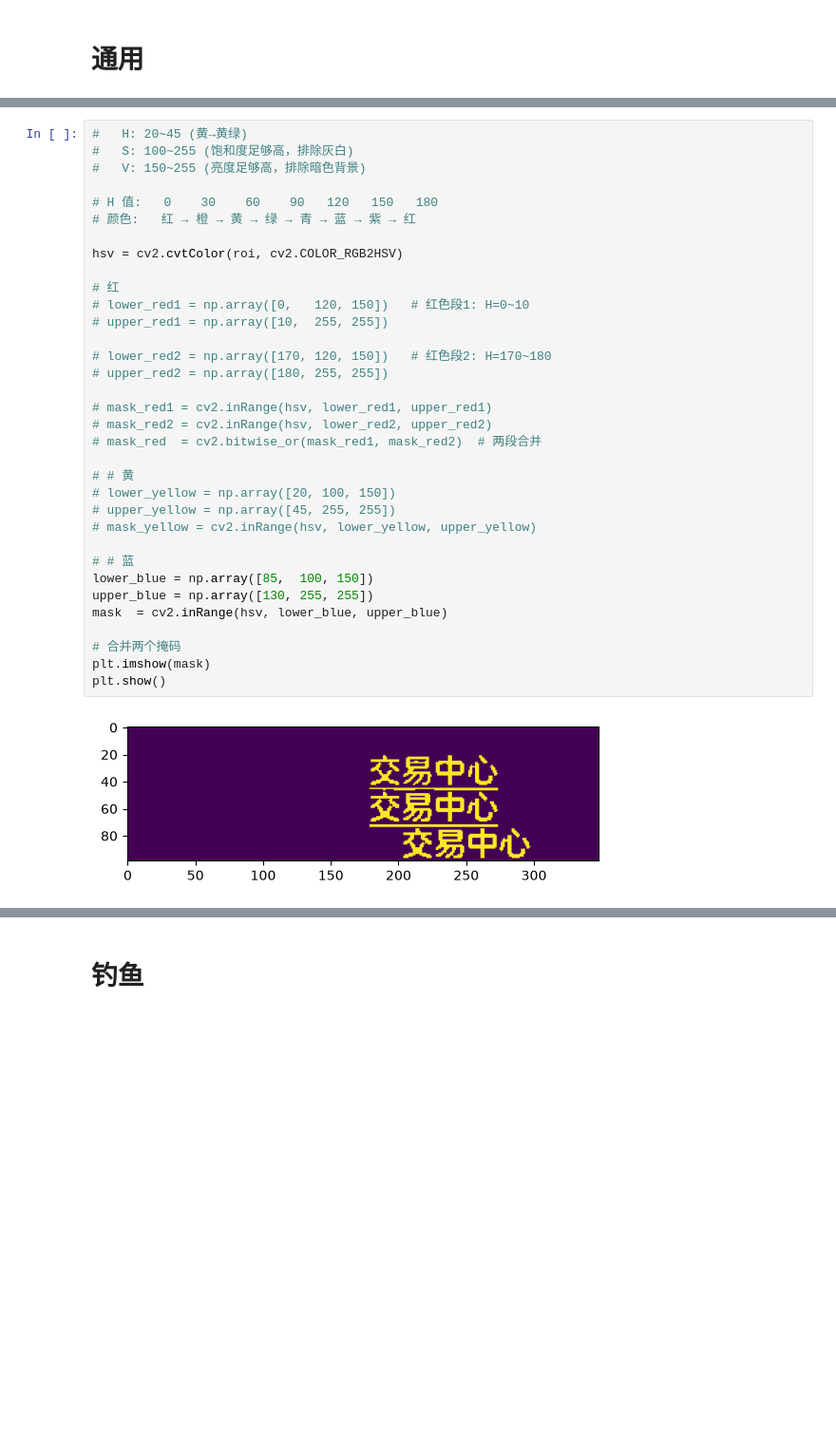
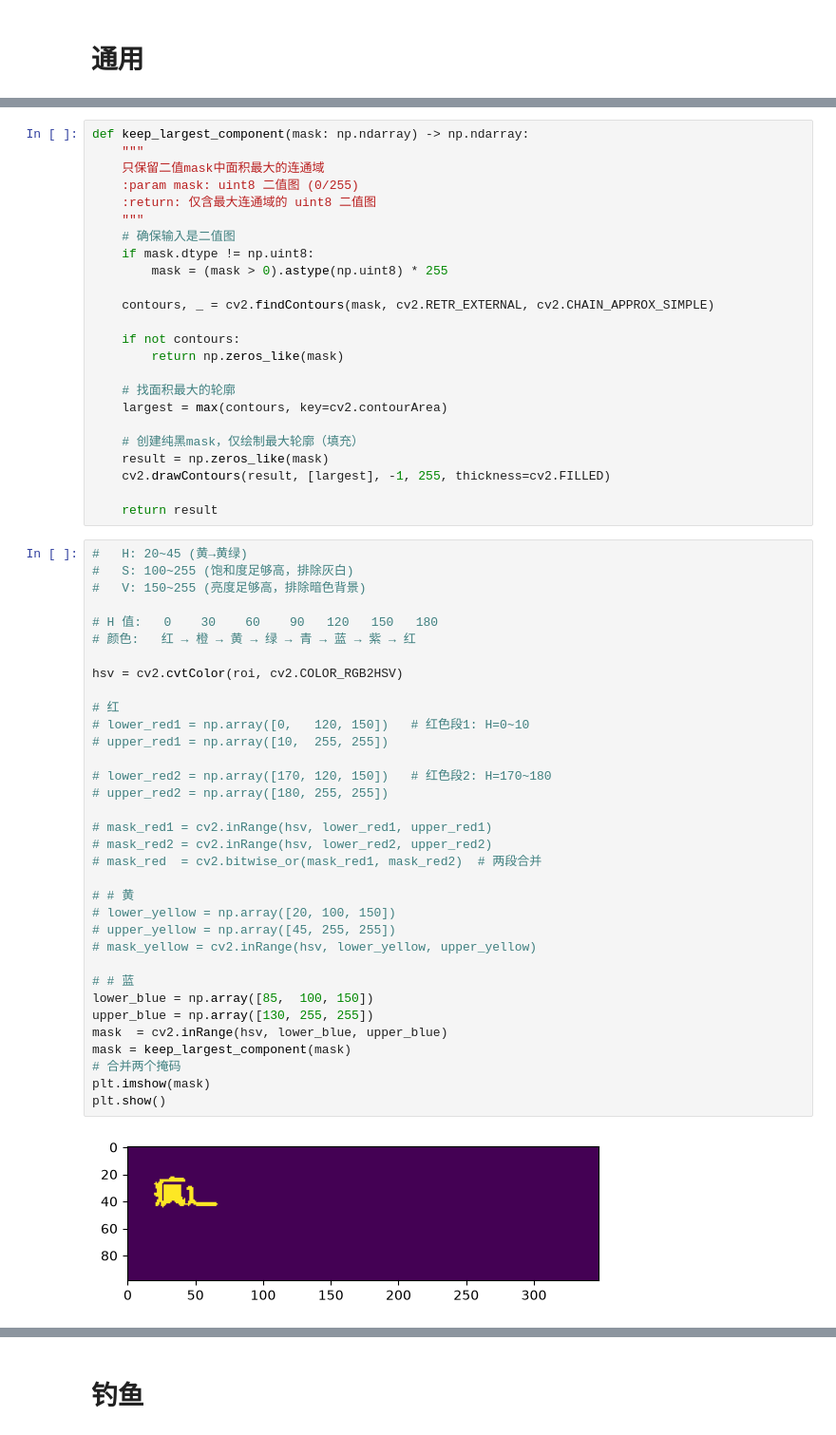
Before and after one commit to wangnanv5/shenwu, a Jupyter notebook: test.ipynb, the cells around one changed output, grey strips where cells are left out. Shown at 95% size. Cells and saved outputs as stored; diff of their text form; blank space fills up the shorter version.

```diff
--- a/test.ipynb
+++ b/test.ipynb
@@ -76,3 +76,27 @@ plt.show()
+# %%
+def keep_largest_component(mask: np.ndarray) -> np.ndarray:
+    """
+    只保留二值mask中面积最大的连通域
+    :param mask: uint8 二值图 (0/255)
+    :return: 仅含最大连通域的 uint8 二值图
+    """
+    # 确保输入是二值图
+    if mask.dtype != np.uint8:
+        mask = (mask > 0).astype(np.uint8) * 255
+
+    contours, _ = cv2.findContours(mask, cv2.RETR_EXTERNAL, cv2.CHAIN_APPROX_SIMPLE)
+
+    if not contours:
+        return np.zeros_like(mask)
+
+    # 找面积最大的轮廓
+    largest = max(contours, key=cv2.contourArea)
+
+    # 创建纯黑mask，仅绘制最大轮廓（填充）
+    result = np.zeros_like(mask)
+    cv2.drawContours(result, [largest], -1, 255, thickness=cv2.FILLED)
+
+    return result
 # %%
 #   H: 20~45 (黄→黄绿)
 #   S: 100~255 (饱和度足够高，排除灰白)
@@ -80,35 +104,35 @@ plt.show()
 
 # H 值:   0    30    60    90   120   150   180
 # 颜色:   红 → 橙 → 黄 → 绿 → 青 → 蓝 → 紫 → 红
 
 hsv = cv2.cvtColor(roi, cv2.COLOR_RGB2HSV)
 
 # 红
 # lower_red1 = np.array([0,   120, 150])   # 红色段1: H=0~10
 # upper_red1 = np.array([10,  255, 255])
 
 # lower_red2 = np.array([170, 120, 150])   # 红色段2: H=170~180
 # upper_red2 = np.array([180, 255, 255])
 
 # mask_red1 = cv2.inRange(hsv, lower_red1, upper_red1)
 # mask_red2 = cv2.inRange(hsv, lower_red2, upper_red2)
 # mask_red  = cv2.bitwise_or(mask_red1, mask_red2)  # 两段合并
 
 # # 黄
 # lower_yellow = np.array([20, 100, 150])
 # upper_yellow = np.array([45, 255, 255])
 # mask_yellow = cv2.inRange(hsv, lower_yellow, upper_yellow)
 
 # # 蓝
 lower_blue = np.array([85,  100, 150])
 upper_blue = np.array([130, 255, 255])
 mask  = cv2.inRange(hsv, lower_blue, upper_blue)
-
+mask = keep_largest_component(mask)
 # 合并两个掩码
 plt.imshow(mask)
 plt.show()
 # %% [output]
-[figure, old version]
+[figure, new version]
 # %%
 # 预先截取一小块【修业】文字作为模板
 # template = cv2.imread("xiuye_template.png")  # 比如 30×15 的小图
```
Also changed, not shown: parts of 4 cells of this notebook, 11 other files.
